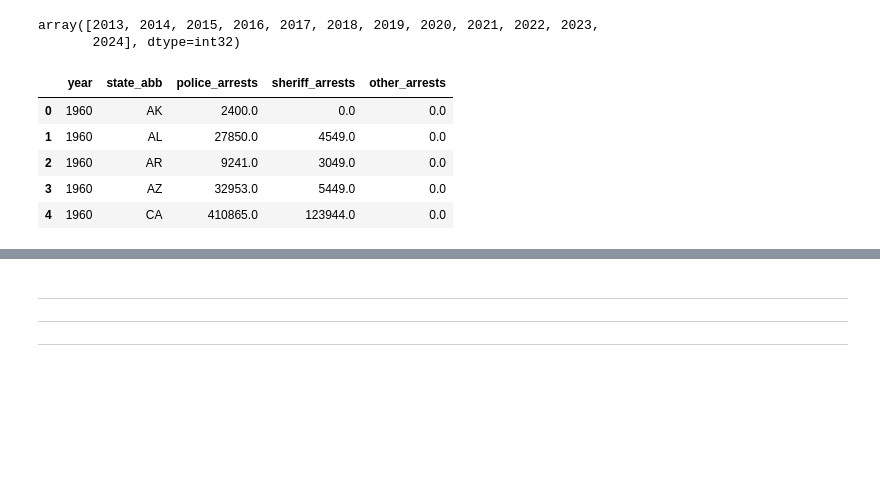
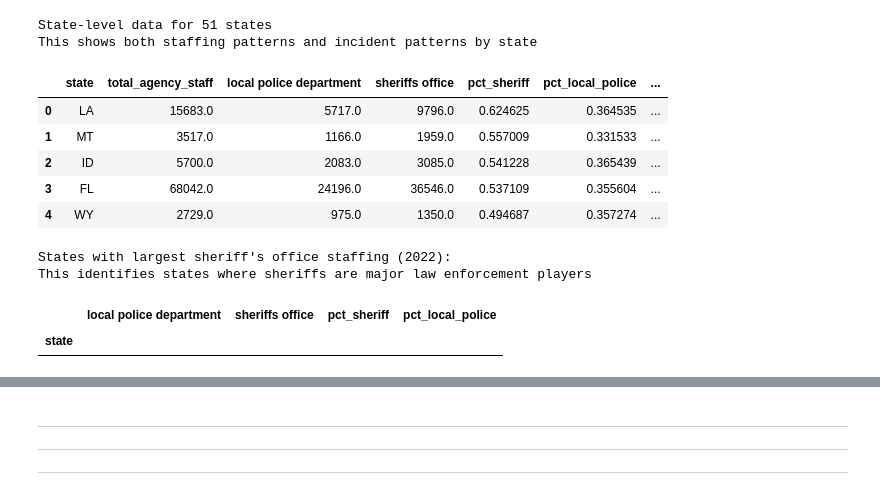
Before and after one commit to cbs-news-data/sheriff_documentary_analysis, a Jupyter notebook: notebooks/3_police_killings_state.ipynb, the cells around one changed output, grey strips where cells are left out. Cells and saved outputs as stored; diff of their text form; code cells hidden in the pictures; blank space fills up the shorter version.

```diff
--- a/notebooks/3_police_killings_state.ipynb
+++ b/notebooks/3_police_killings_state.ipynb
@@ -112,28 +30,49 @@ incidents_states.head()
-# %%
-incidents_states["year"].unique()
-# %% [output]
-array([2013, 2014, 2015, 2016, 2017, 2018, 2019, 2020, 2021, 2022, 2023,
-       2024], dtype=int32)
-# %%
-arrest_by_state = (
-    pd
-    .read_csv(
-        "../outputs/arrests_by_state.csv",
-    )
-    .rename(
-        columns = {
-            "sheriffs office": "sheriff_arrests",
-            "local police department": "police_arrests",
-            "other": "other_arrests",
-        }
-    )
-)
-
-arrest_by_state.head()
-# %% [output]
-|  | year | state_abb | police_arrests | sheriff_arrests | other_arrests |
-| 0 | 1960 | AK | 2400.0 | 0.0 | 0.0 |
-| 1 | 1960 | AL | 27850.0 | 4549.0 | 0.0 |
-| 2 | 1960 | AR | 9241.0 | 3049.0 | 0.0 |
-| 3 | 1960 | AZ | 32953.0 | 5449.0 | 0.0 |
-| 4 | 1960 | CA | 410865.0 | 123944.0 | 0.0 |
+# %%
+# Load the combined state staffing and incident data created in the cleaning notebooks
+# This dataset combines:
+# - Law enforcement staffing levels by agency type and state
+# - Incident counts and percentages by agency type and state
+# - Both datasets for 2022 (most recent complete year)
+
+staff_and_incidents = pd.read_csv("../outputs/state_staff_and_incidents.csv")
+
+print(f"State-level data for {len(staff_and_incidents)} states")
+print("This shows both staffing patterns and incident patterns by state")
+
+staff_and_incidents.head()
+# %% [output]
+State-level data for 51 states
+This shows both staffing patterns and incident patterns by state
+|  | state | total_agency_staff | local police department | sheriffs office | pct_sheriff | pct_local_police | ... |
+| 0 | LA | 15683.0 | 5717.0 | 9796.0 | 0.624625 | 0.364535 | ... |
+| 1 | MT | 3517.0 | 1166.0 | 1959.0 | 0.557009 | 0.331533 | ... |
+| 2 | ID | 5700.0 | 2083.0 | 3085.0 | 0.541228 | 0.365439 | ... |
+| 3 | FL | 68042.0 | 24196.0 | 36546.0 | 0.537109 | 0.355604 | ... |
+| 4 | WY | 2729.0 | 975.0 | 1350.0 | 0.494687 | 0.357274 | ... |
+# %%
+# Analyze 2022 staffing patterns by state
+# This shows which states have the largest sheriff's offices and police departments
+# and helps identify states where sheriffs play a major role in law enforcement
+
+staffing_2022 = (
+    staff_and_incidents
+    .loc[ lambda x: x["year"] == 2022]
+    .set_index("state")  # Updated to use lowercase 'state'
+    [[
+        "local police department",
+        "sheriffs office",
+        "pct_sheriff",
+        "pct_local_police",
+    ]]
+    .sort_values("sheriffs office", ascending = False)  # Sort by total sheriff staff
+)
+
+print("States with largest sheriff's office staffing (2022):")
+print("This identifies states where sheriffs are major law enforcement players")
+
+staffing_2022.head()
+# %% [output]
+States with largest sheriff's office staffing (2022):
+This identifies states where sheriffs are major law enforcement players
+|  | local police department | sheriffs office | pct_sheriff | pct_local_police |
+| state |  |  |  |  |
```
Also changed, not shown: parts of 20 cells of this notebook, 28 other files.
